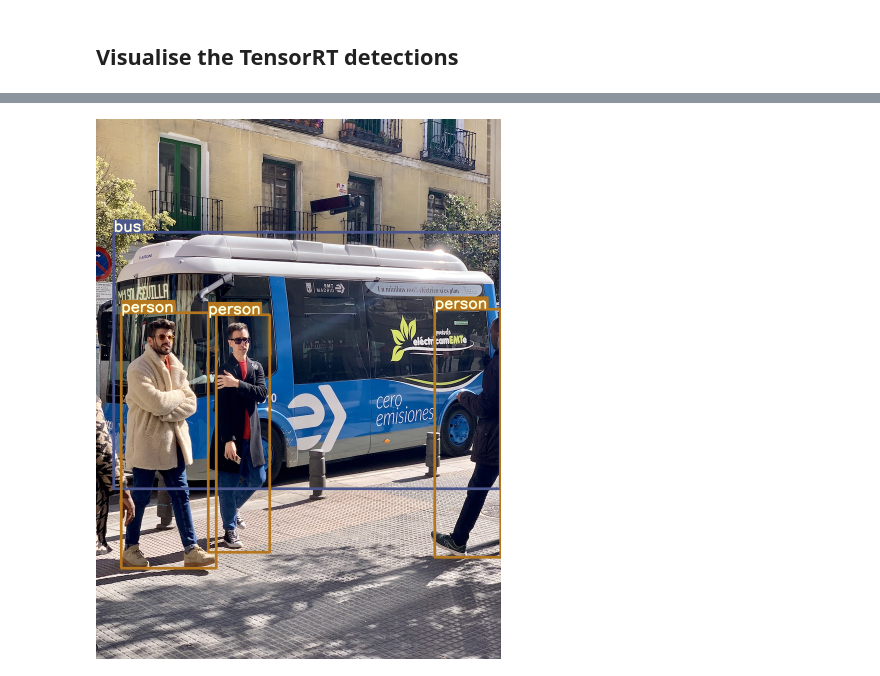
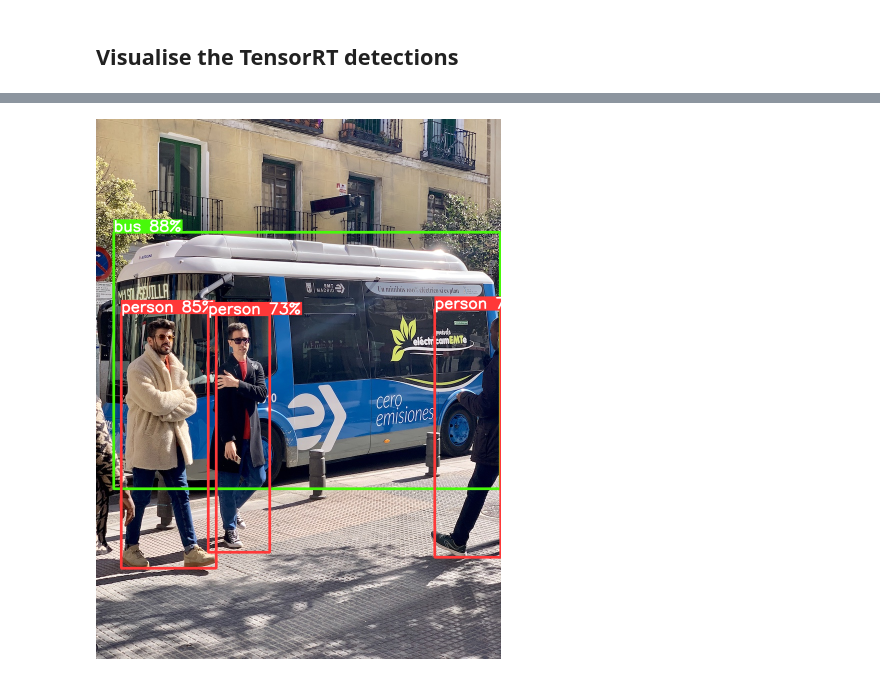
Before and after one commit to zhiqwang/yolort, a Jupyter notebook: notebooks/onnx-graphsurgeon-inference-tensorrt.ipynb, the cells around one changed output, grey strips where cells are left out. Saved outputs shown, nothing was run; the diff lists cells and outputs as text; code cells hidden in the pictures.

Commit message:
Update Visualizer in docs

```diff
--- a/notebooks/onnx-graphsurgeon-inference-tensorrt.ipynb
+++ b/notebooks/onnx-graphsurgeon-inference-tensorrt.ipynb
@@ -275,15 +244,5 @@ Exported model has been tested, and the result looks good!
 # %%
-# Get label names
-import requests
-
 # label_path = "https://raw.githubusercontent.com/zhiqwang/yolov5-rt-stack/main/notebooks/assets/coco.names"
-label_path = "https://huggingface.co/spaces/zhiqwang/assets/resolve/main/coco.names"
-response = requests.get(label_path)
-names = response.text
-
-LABELS = []
-
-for label in names.strip().split('\n'):
-    LABELS.append(label)
-
-COLORS = color_list()
+label_source = "https://huggingface.co/spaces/zhiqwang/assets/resolve/main/coco.names"
+label_path = label_source.split("/")[-1]
+safe_download(label_path, label_source)
@@ -290,7 +251,6 @@ COLORS = color_list()
-# %%
-for box, label in zip(predictions_trt[0]['boxes'].tolist(), predictions_trt[0]['labels'].tolist()):
-    img_raw = plot_one_box(box, img_raw, color=COLORS[label % len(COLORS)], label=LABELS[label])
-# %%
-cv2_imshow(img_raw, imshow_scale=0.5)
-# %% [output]
-[figure, removed]
+# %%
+v = Visualizer(img_raw, metalabels=label_path)
+v.draw_instance_predictions(predictions_trt[0])
+v.imshow(scale=0.5)
+# %% [output]
+[figure, added]
```
Also changed, not shown: parts of 7 cells of this notebook.
